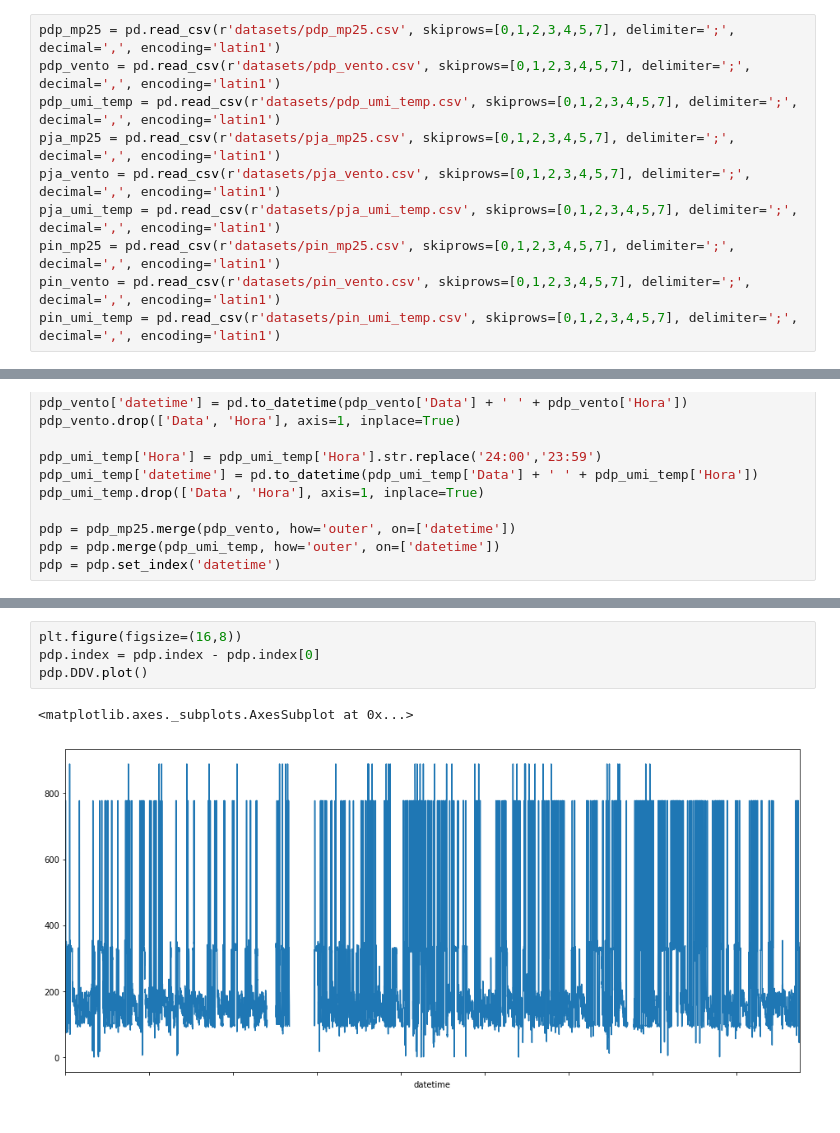
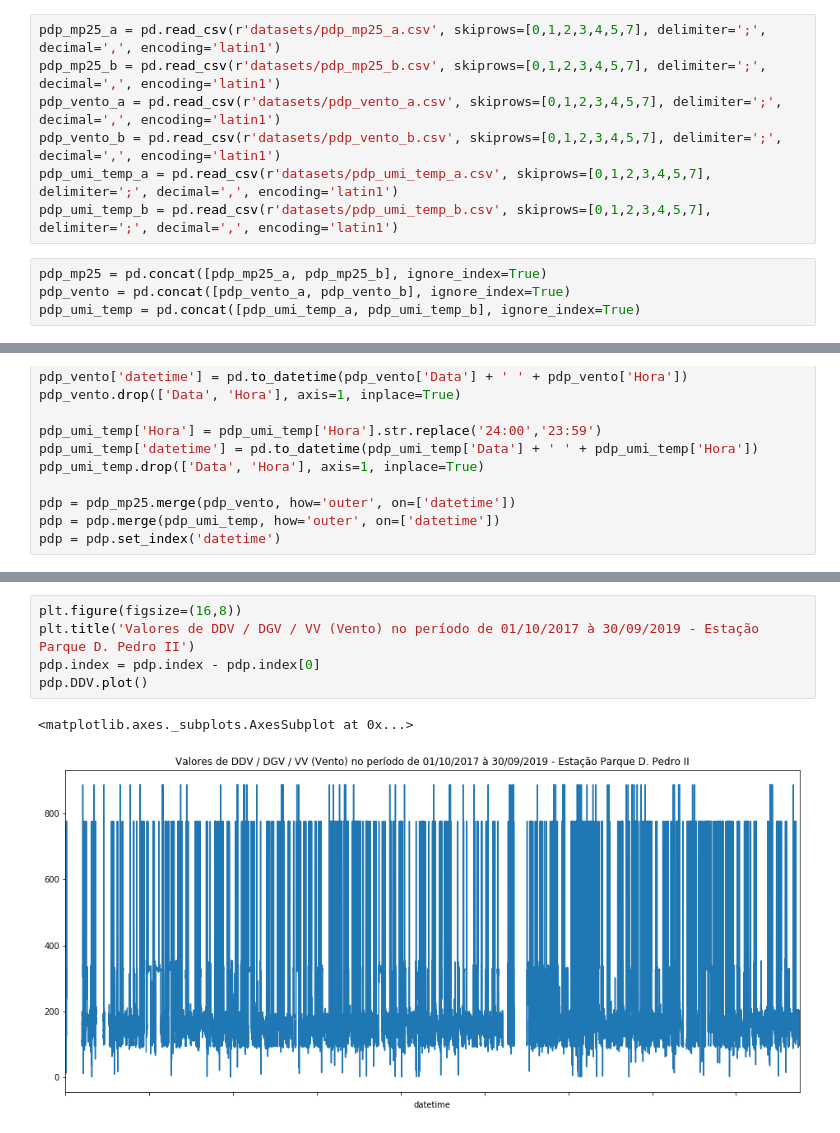
Before and after one commit to rpbenatti/DS-DH-Project, a Jupyter notebook: Projeto-Integrador-Grupo5-RespiroBem.ipynb, the cells around one changed output, grey strips where cells are left out. Drawn from its saved outputs; the diff is of its cells as text.

```diff
--- a/Projeto-Integrador-Grupo5-RespiroBem.ipynb
+++ b/Projeto-Integrador-Grupo5-RespiroBem.ipynb
@@ -376,11 +376,12 @@ Período:
 # %%
-pdp_mp25 = pd.read_csv(r'datasets/pdp_mp25.csv', skiprows=[0,1,2,3,4,5,7], delimiter=';', decimal=',', encoding='latin1')
-pdp_vento = pd.read_csv(r'datasets/pdp_vento.csv', skiprows=[0,1,2,3,4,5,7], delimiter=';', decimal=',', encoding='latin1')
-pdp_umi_temp = pd.read_csv(r'datasets/pdp_umi_temp.csv', skiprows=[0,1,2,3,4,5,7], delimiter=';', decimal=',', encoding='latin1')
-pja_mp25 = pd.read_csv(r'datasets/pja_mp25.csv', skiprows=[0,1,2,3,4,5,7], delimiter=';', decimal=',', encoding='latin1')
-pja_vento = pd.read_csv(r'datasets/pja_vento.csv', skiprows=[0,1,2,3,4,5,7], delimiter=';', decimal=',', encoding='latin1')
-pja_umi_temp = pd.read_csv(r'datasets/pja_umi_temp.csv', skiprows=[0,1,2,3,4,5,7], delimiter=';', decimal=',', encoding='latin1')
-pin_mp25 = pd.read_csv(r'datasets/pin_mp25.csv', skiprows=[0,1,2,3,4,5,7], delimiter=';', decimal=',', encoding='latin1')
-pin_vento = pd.read_csv(r'datasets/pin_vento.csv', skiprows=[0,1,2,3,4,5,7], delimiter=';', decimal=',', encoding='latin1')
-pin_umi_temp = pd.read_csv(r'datasets/pin_umi_temp.csv', skiprows=[0,1,2,3,4,5,7], delimiter=';', decimal=',', encoding='latin1')
+pdp_mp25_a = pd.read_csv(r'datasets/pdp_mp25_a.csv', skiprows=[0,1,2,3,4,5,7], delimiter=';', decimal=',', encoding='latin1')
+pdp_mp25_b = pd.read_csv(r'datasets/pdp_mp25_b.csv', skiprows=[0,1,2,3,4,5,7], delimiter=';', decimal=',', encoding='latin1')
+pdp_vento_a = pd.read_csv(r'datasets/pdp_vento_a.csv', skiprows=[0,1,2,3,4,5,7], delimiter=';', decimal=',', encoding='latin1')
+pdp_vento_b = pd.read_csv(r'datasets/pdp_vento_b.csv', skiprows=[0,1,2,3,4,5,7], delimiter=';', decimal=',', encoding='latin1')
+pdp_umi_temp_a = pd.read_csv(r'datasets/pdp_umi_temp_a.csv', skiprows=[0,1,2,3,4,5,7], delimiter=';', decimal=',', encoding='latin1')
+pdp_umi_temp_b = pd.read_csv(r'datasets/pdp_umi_temp_b.csv', skiprows=[0,1,2,3,4,5,7], delimiter=';', decimal=',', encoding='latin1')
+# %%
+pdp_mp25 = pd.concat([pdp_mp25_a, pdp_mp25_b], ignore_index=True)
+pdp_vento = pd.concat([pdp_vento_a, pdp_vento_b], ignore_index=True)
+pdp_umi_temp = pd.concat([pdp_umi_temp_a, pdp_umi_temp_b], ignore_index=True)
 # %%
@@ -465,10 +438,11 @@ pdp.MP25.plot()
 # %%
 plt.figure(figsize=(16,8))
+plt.title('Valores de DDV / DGV / VV (Vento) no período de 01/10/2017 à 30/09/2019 - Estação Parque D. Pedro II')
 pdp.index = pdp.index - pdp.index[0]
 pdp.DDV.plot()
 # %% [output]
 <matplotlib.axes._subplots.AxesSubplot at 0x...>
-[figure, old version]
+[figure, new version]
 # %%
 pdp.DDV.value_counts(dropna=False).head()
 # %% [output]
```
Also changed, not shown: parts of 21 cells of this notebook.
